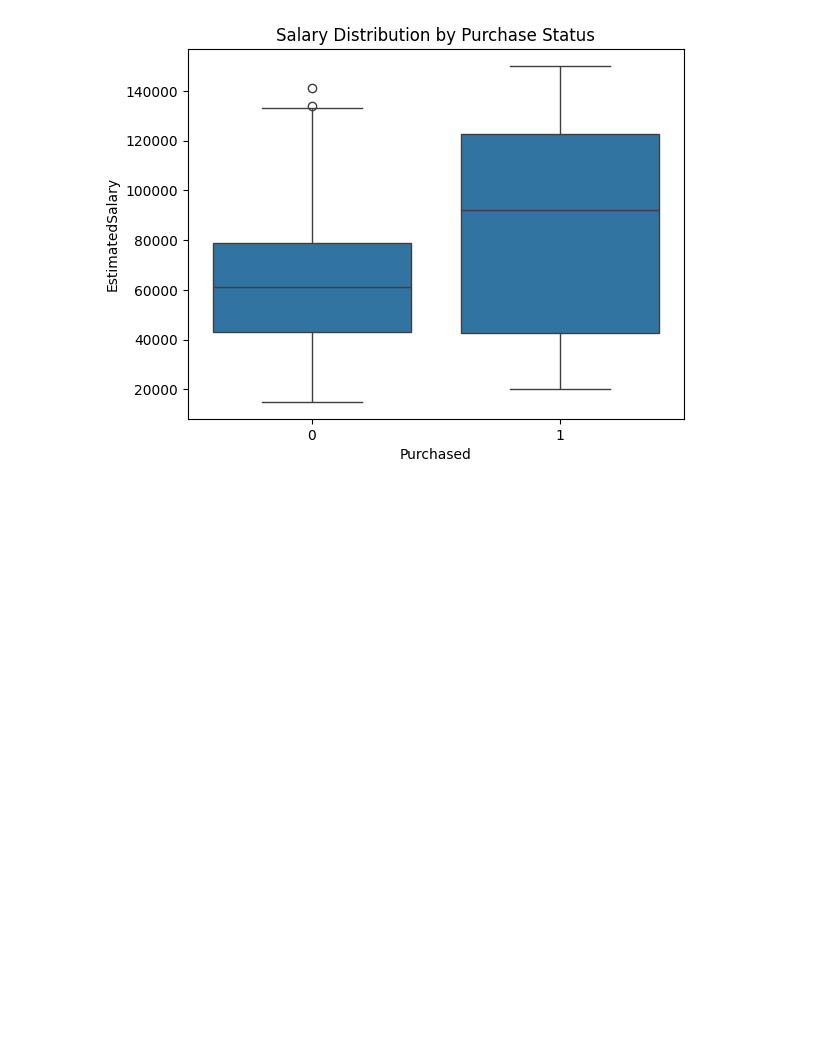
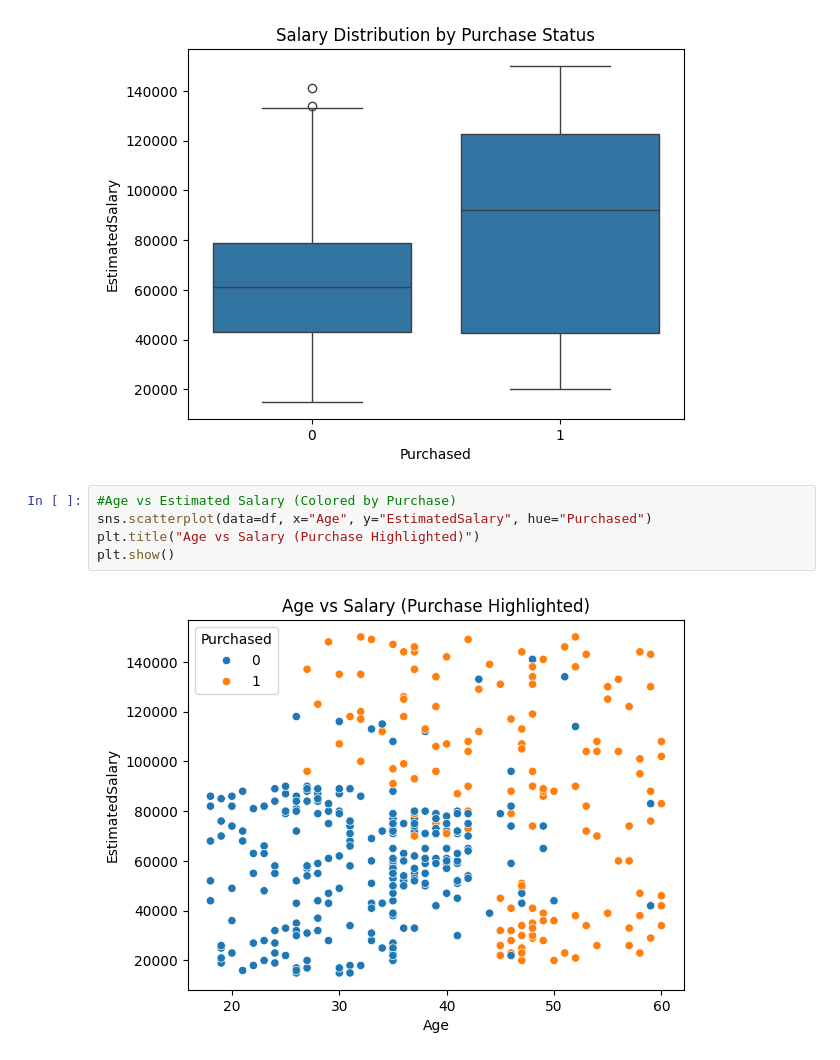
Before and after one commit to yasickogul/datascience-internship-etl-task, a Jupyter notebook: etl_analysis_social_ads.ipynb, the cells around one changed output. Cells and saved outputs as stored; diff of their text form; blank space fills up the shorter version.

Commit message:
Updated ETL and Data Analysis notebook

```diff
--- a/etl_analysis_social_ads.ipynb
+++ b/etl_analysis_social_ads.ipynb
@@ -112,3 +113,10 @@ plt.title("Salary Distribution by Purchase Status")
 plt.show()
 # %% [output]
 [figure]
+# %%
+#Age vs Estimated Salary (Colored by Purchase)
+sns.scatterplot(data=df, x="Age", y="EstimatedSalary", hue="Purchased")
+plt.title("Age vs Salary (Purchase Highlighted)")
+plt.show()
+# %% [output]
+[figure, added]
```
Also changed, not shown: parts of 2 cells of this notebook.
